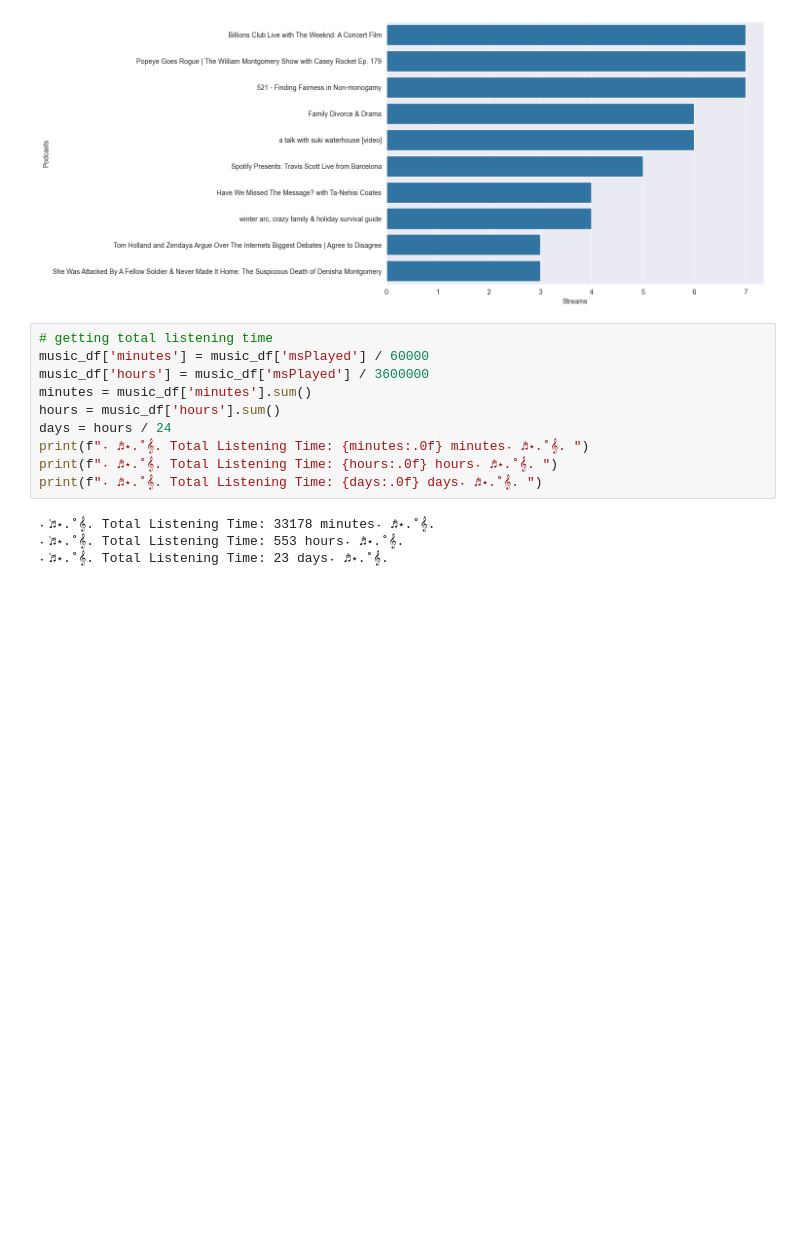
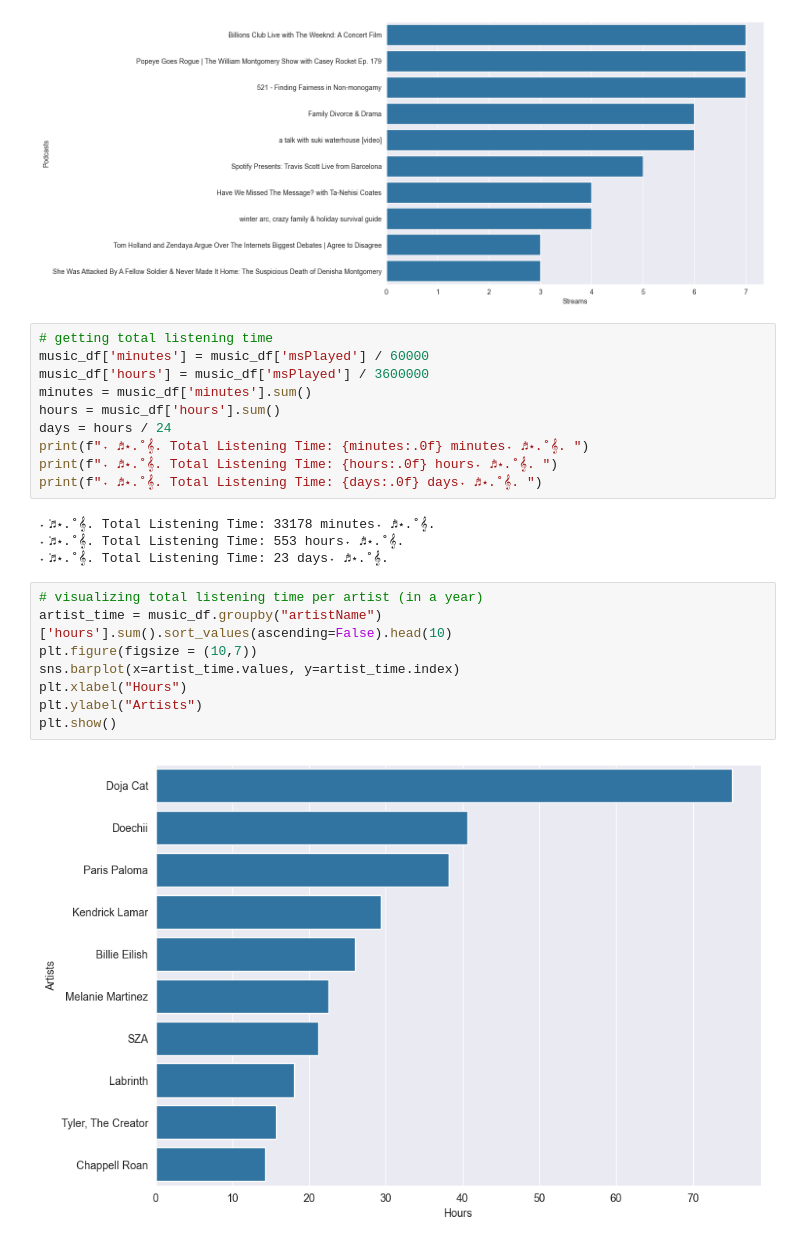
Before and after one commit to chinenyeenete/wrappedify, a Jupyter notebook: wrapped-data.ipynb, the cells around one changed output. Saved outputs shown, nothing was run; the diff lists cells and outputs as text; blank space fills up the shorter version.

Commit message:
added listening time by artist

```diff
--- a/wrapped-data.ipynb
+++ b/wrapped-data.ipynb
@@ -105,3 +105,13 @@ print(f"˖ ݁♬⋆.˚𝄞. Total Listening Time: {days:.0f} days˖ ݁♬⋆.˚
 ˖ ݁♬⋆.˚𝄞. Total Listening Time: 33178 minutes˖ ݁♬⋆.˚𝄞.
 ˖ ݁♬⋆.˚𝄞. Total Listening Time: 553 hours˖ ݁♬⋆.˚𝄞.
 ˖ ݁♬⋆.˚𝄞. Total Listening Time: 23 days˖ ݁♬⋆.˚𝄞.
+# %%
+# visualizing total listening time per artist (in a year)
+artist_time = music_df.groupby("artistName")['hours'].sum().sort_values(ascending=False).head(10)
+plt.figure(figsize = (10,7))
+sns.barplot(x=artist_time.values, y=artist_time.index)
+plt.xlabel("Hours")
+plt.ylabel("Artists")
+plt.show()
+# %% [output]
+[figure, added]
```
